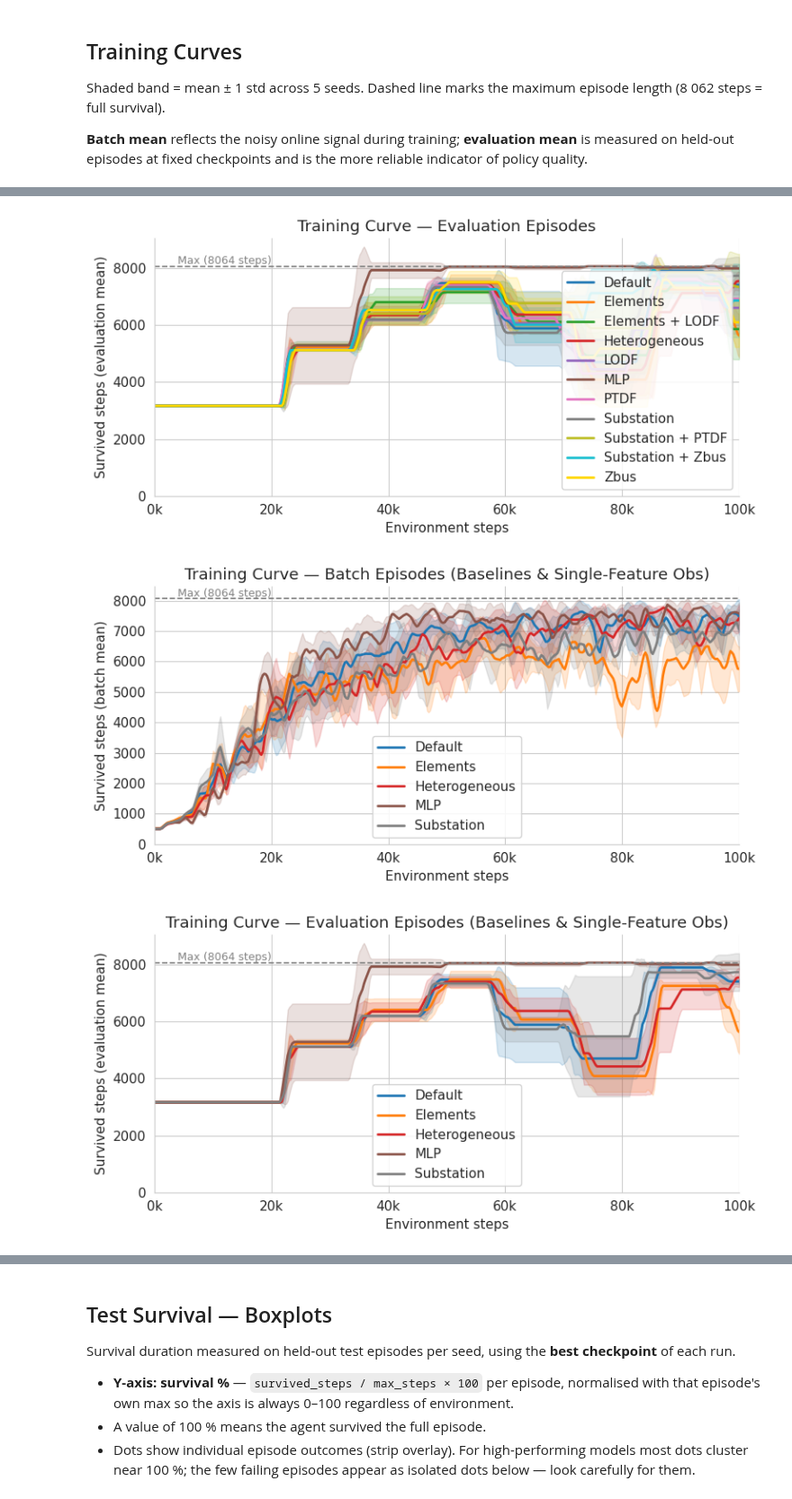
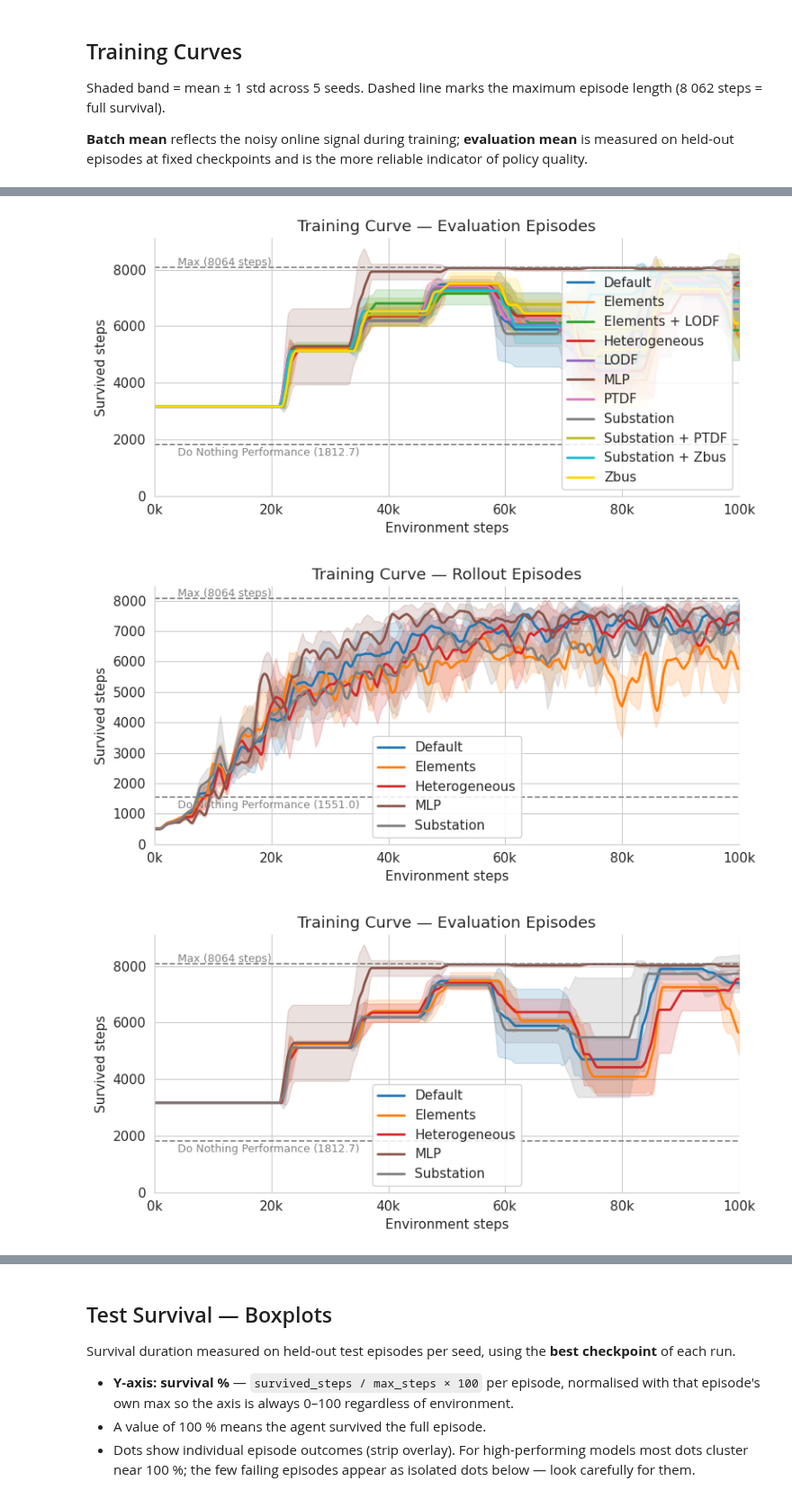
Before and after one commit to AdrianDegenkolb/NRI-for-explainable-RL-in-Power-Grids, a Jupyter notebook: experiments/compare_survival.ipynb, the cells around one changed output, grey strips where cells are left out. Shown at 90% size. Cells and saved outputs as stored; diff of their text form; code cells hidden in the pictures.

```diff
--- a/experiments/compare_survival.ipynb
+++ b/experiments/compare_survival.ipynb
@@ -5,6 +5,8 @@ Plots training curves of various methods using multiseed runs.
 # %%
 import os
 import json
+from typing import Optional
+
 import numpy as np
 import pandas as pd
 import matplotlib.pyplot as plt
@@ -73,6 +75,12 @@ METHODS = {
     },
 }
 
+DO_NOTHING_PERFORMANCE = {
+    "train": 1551.0,
+    "test": 1949.3,
+    "eval": 1812.7,
+}
+
 N_SEEDS     = 5
 N_STEPS     = 100_000
 SEED_LABELS = [f"Seed {i}" for i in range(N_SEEDS)]
@@ -194,6 +202,7 @@ def plot_training_curve(
     ylabel: str,
     filename: str,
     subset: list[str] | None = None,
+    do_nothing_performance: Optional[float] = None
 ) -> None:
     """Plot mean ± std training curves.
 
@@ -203,6 +212,7 @@ def plot_training_curve(
         ylabel:   y-axis label
         filename: output filename under FIGURES/
         subset:   list of method names to include; None = all methods
+        do_nothing_performance: performance of do nothing agent can be shown as horizontal line
     """
     methods = {k: v for k, v in METHODS.items() if subset is None or k in subset}
     fig, ax = plt.subplots(figsize=(8, 4))
@@ -222,6 +232,10 @@ def plot_training_curve(
     ax.axhline(MAX_EP_STEPS, ls="--", color="gray", lw=1.2)
     ax.text(4_000, MAX_EP_STEPS + 80, f"Max ({MAX_EP_STEPS} steps)",
             color="gray", fontsize=9)
+    if do_nothing_performance is not None:
+        ax.axhline(do_nothing_performance, ls="--", color="gray", lw=1.2)
+        ax.text(4_000, do_nothing_performance - 380, f"Do Nothing Performance ({do_nothing_performance})",
+            color="gray", fontsize=9)
     ax.set_title(title)
     ax.set_xlabel("Environment steps")
     ax.set_ylabel(ylabel)
@@ -237,8 +251,9 @@ def plot_training_curve(
 
 plot_training_curve(
     "train",
-    "Training Curve — Batch Episodes",
-    "Survived steps (batch mean)",
+    "Training Curve — Rollout Episodes",
+    "Survived steps",
     "training_curve_batch.png",
+    do_nothing_performance=DO_NOTHING_PERFORMANCE["train"]
 )
 # %% [output]
@@ -247,32 +262,35 @@ plot_training_curve(
 plot_training_curve(
     "eval",
     "Training Curve — Evaluation Episodes",
-    "Survived steps (evaluation mean)",
+    "Survived steps",
     "training_curve_eval.png",
+    do_nothing_performance=DO_NOTHING_PERFORMANCE["eval"]
 )
 # %% [output]
-[figure, old version]
+[figure, new version]
 # %%
 # Plot 2/3/4 subset: Baselines & Single-Feature Obs
 _subset = ['MLP', 'Default', 'Elements', 'Heterogeneous', 'Substation']
 
 plot_training_curve(
     "train",
-    "Training Curve — Batch Episodes (Baselines & Single-Feature Obs)",
-    "Survived steps (batch mean)",
-    "training_curve_batch_baselines.png",
+    "Training Curve — Rollout Episodes",
+    "Survived steps",
+    "training_curve_topology.png",
     subset=_subset,
+    do_nothing_performance=DO_NOTHING_PERFORMANCE["train"]
 )
 plot_training_curve(
     "eval",
-    "Training Curve — Evaluation Episodes (Baselines & Single-Feature Obs)",
-    "Survived steps (evaluation mean)",
-    "training_curve_eval_baselines.png",
+    "Training Curve — Evaluation Episodes",
+    "Survived steps",
+    "training_curve_eval_topology.png",
     subset=_subset,
+    do_nothing_performance=DO_NOTHING_PERFORMANCE["eval"]
 )
 # %% [output]
-[figure, old version]
+[figure, new version]
-[figure, old version]
+[figure, new version]
 # %%
 # Plot 2/3/4 subset: Power-Flow Features (PTDF / LODF / Zbus)
 _subset = ['PTDF', 'LODF', 'Zbus']
```
Also changed, not shown: parts of 4 cells of this notebook, 10 other files.
